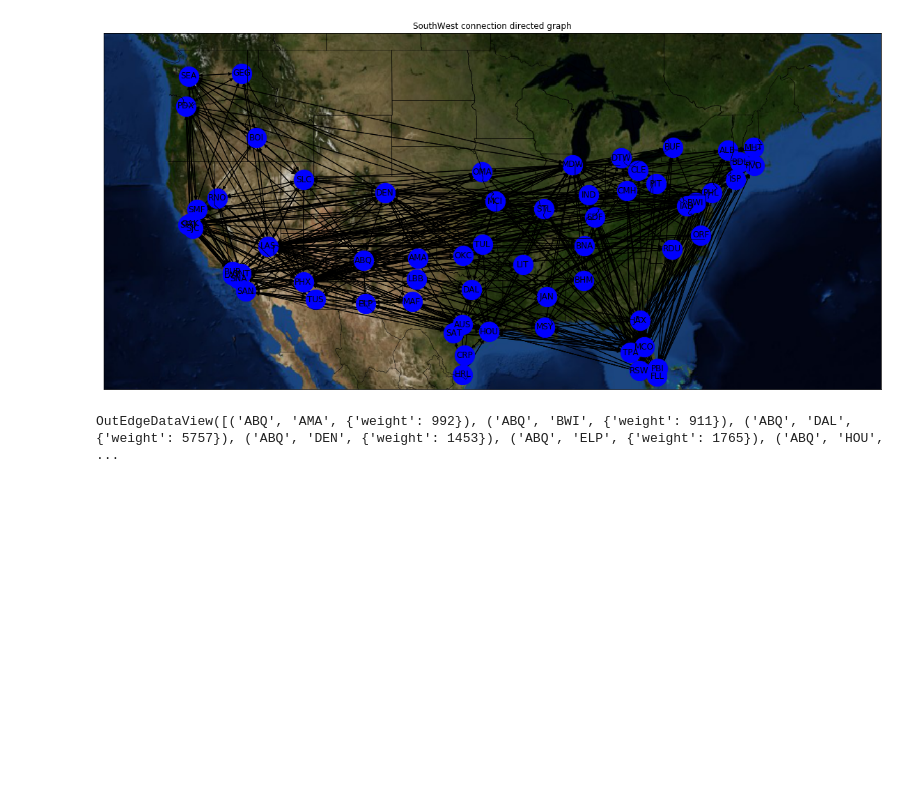
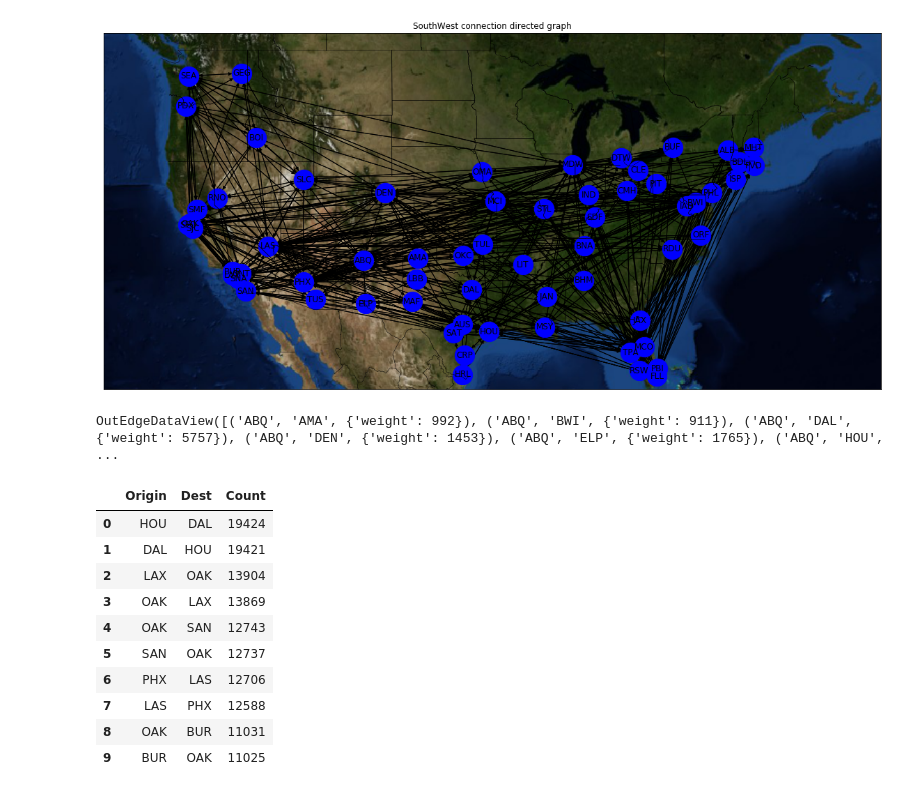
Before and after one commit to Zibski/Airline-on-time, a Jupyter notebook: Data Exploration.ipynb, the cells around one changed output. Cells and saved outputs as stored; diff of their text form; code cells hidden in the pictures; blank space fills up the shorter version.

Commit message:
Added frequent connections

```diff
--- a/Data Exploration.ipynb
+++ b/Data Exploration.ipynb
@@ -315,9 +315,9 @@ plt.figure(figsize=(20, 20))
 # The NetworkX part
 # put map projection coordinates in pos dictionary
 G = nx.DiGraph()
-tst = df[['Year', 'Origin', 'Dest']].groupby(['Origin', 'Dest']).count()
-tst1 = [(x[0], x[1], tst.loc[x].values[0]) for x in tst.index]
-G.add_weighted_edges_from(tst1)
+flights = df[['Year', 'Origin', 'Dest']].groupby(['Origin', 'Dest']).count()
+flights = [(x[0], x[1], flights.loc[x].values[0]) for x in flights.index]
+G.add_weighted_edges_from(flights)
 
 pos=df.set_index('Origin')['lon-lat'].to_dict()
 for key, value in pos.items():
@@ -339,3 +339,22 @@ plt.show()
 G.edges.data()
 # %% [output]
 OutEdgeDataView([('ABQ', 'AMA', {'weight': 992}), ('ABQ', 'BWI', {'weight': 911}), ('ABQ', 'DAL', {'weight': 5757}), ('ABQ', 'DEN', {'weight': 1453}), ('ABQ', 'ELP', {'weight': 1765}), ('ABQ', 'HOU',  ...
+# %%
+flight_counts = tst.rename(columns={'Year': 'Count'},index=str)
+flight_counts = flight_counts.reset_index()
+flight_counts = flight_counts.sort_values(by='Count', ascending=False)
+del flight_counts['index']
+flight_counts[:10]
+#Show 10 most frequent connections
+# %% [output]
+|  | Origin | Dest | Count |
+| 0 | HOU | DAL | 19424 |
+| 1 | DAL | HOU | 19421 |
+| 2 | LAX | OAK | 13904 |
+| 3 | OAK | LAX | 13869 |
+| 4 | OAK | SAN | 12743 |
+| 5 | SAN | OAK | 12737 |
+| 6 | PHX | LAS | 12706 |
+| 7 | LAS | PHX | 12588 |
+| 8 | OAK | BUR | 11031 |
+| 9 | BUR | OAK | 11025 |
```
Also changed, not shown: parts of 1 cell of this notebook.
